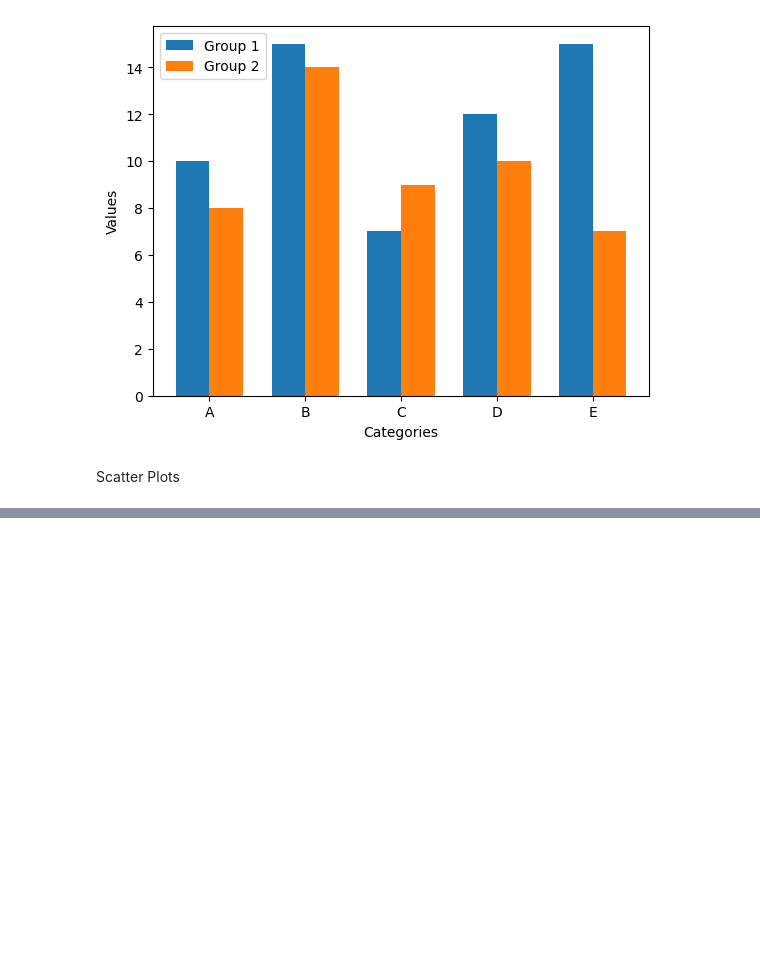
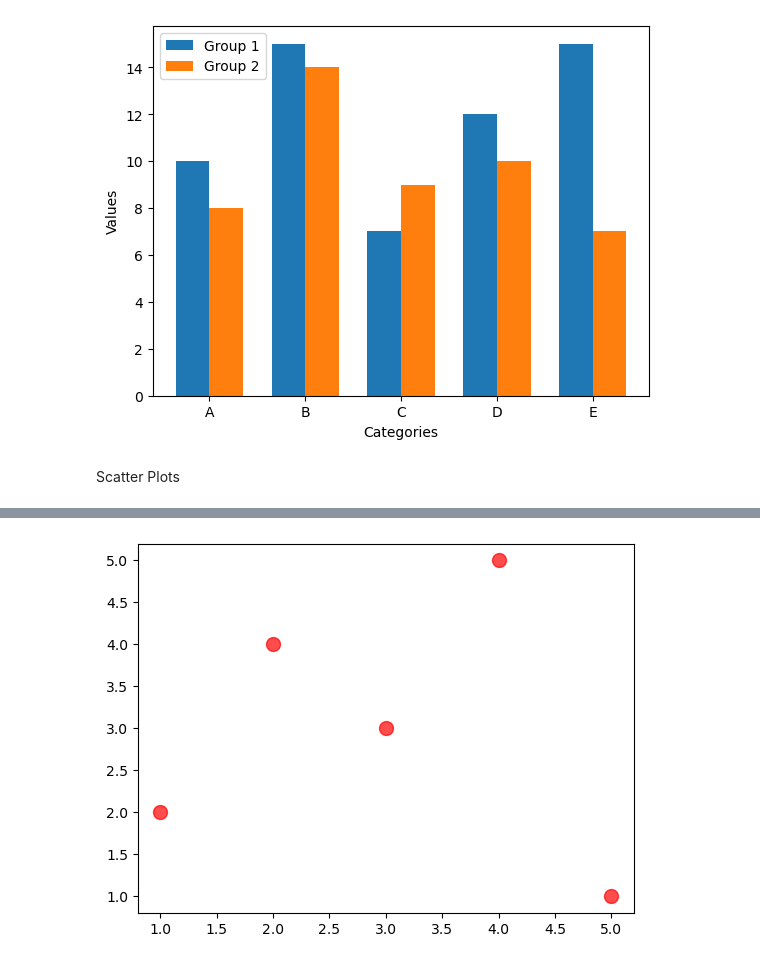
Before and after one commit to mdreduanulhoque/Learning_AI_ML, a Jupyter notebook: Data_Visualization/matplotlib.ipynb, the cells around one changed output, grey strips where cells are left out. Saved outputs shown, nothing was run; the diff lists cells and outputs as text; code cells hidden in the pictures; blank space fills up the shorter version.

```diff
--- a/Data_Visualization/matplotlib.ipynb
+++ b/Data_Visualization/matplotlib.ipynb
@@ -109,0 +122,7 @@ Scatter Plots
+# %%
+# Styling scatter plot
+plt.scatter(x, y, s = 100, c= 'red', marker = 'o',
+            alpha = 0.7)
+plt.show()
+# %% [output]
+[figure, added]
```
Also changed, not shown: parts of 4 cells of this notebook.
